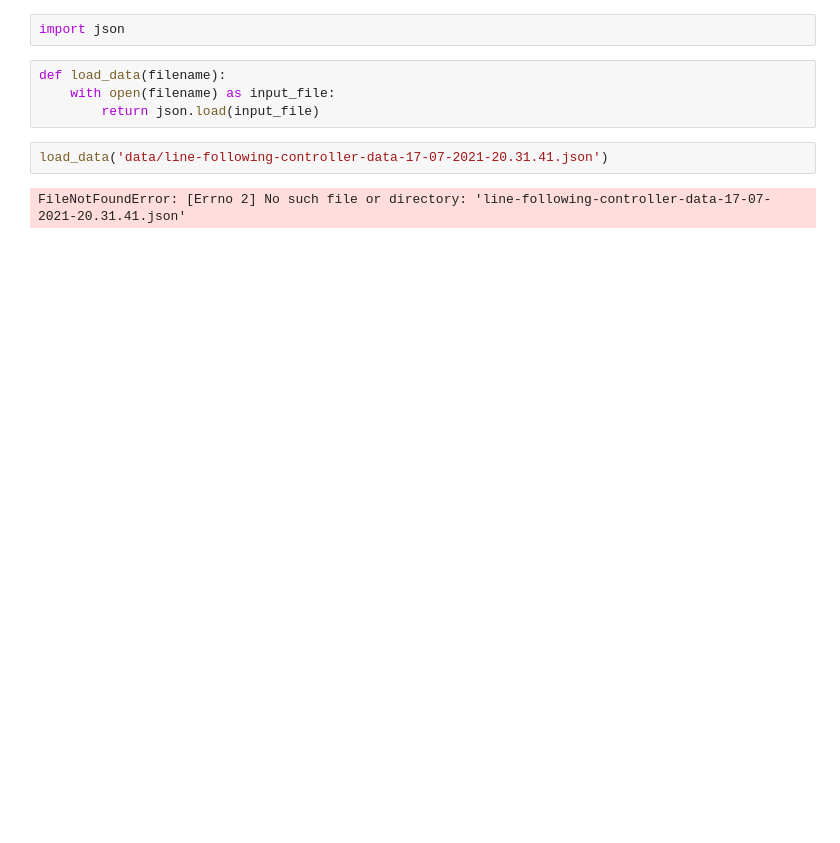
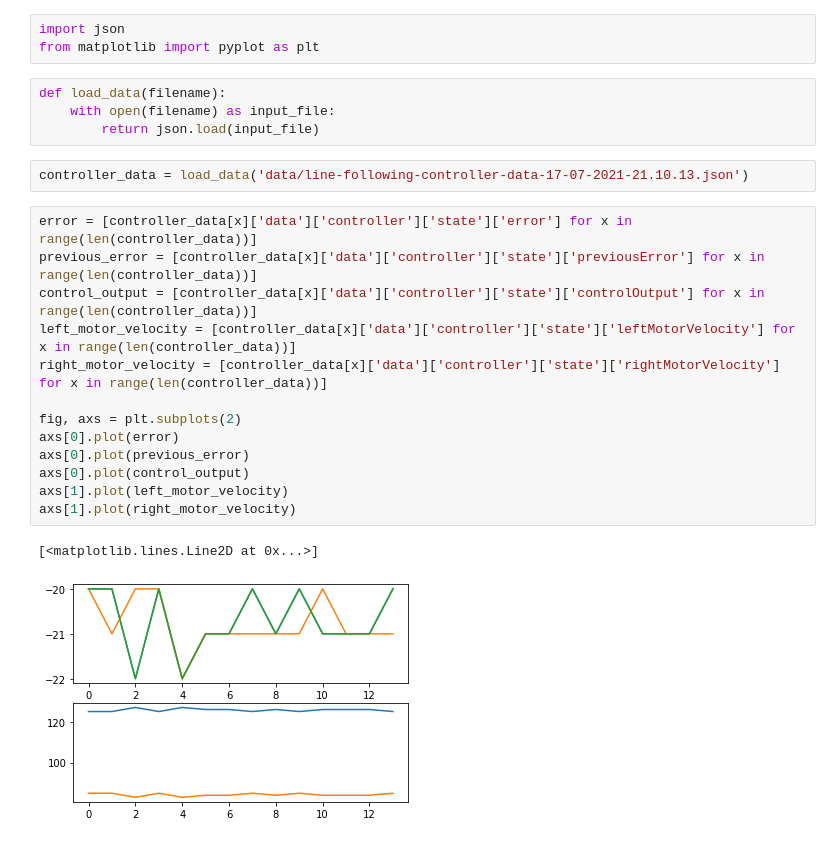
Before and after one commit to graysonk546/autonomous-can-collecting-robot, a Jupyter notebook: src/scripts/line-following-diagnostics/line-following-diagnostics.ipynb, the cells around one changed output. Drawn from its saved outputs; the diff is of its cells as text; blank space fills up the shorter version.

Commit message:
add jupyter notebook to visualize controller functionality

```diff
--- a/src/scripts/line-following-diagnostics/line-following-diagnostics.ipynb
+++ b/src/scripts/line-following-diagnostics/line-following-diagnostics.ipynb
@@ -1,10 +1,25 @@
-# %%
-import json
+# %%
+import json
+from matplotlib import pyplot as plt
 # %%
 def load_data(filename):
     with open(filename) as input_file:
         return json.load(input_file)
 # %%
-load_data('data/line-following-controller-data-17-07-2021-20.31.41.json')
+controller_data = load_data('data/line-following-controller-data-17-07-2021-21.10.13.json')
-# %% [output]
-FileNotFoundError: [Errno 2] No such file or directory: 'line-following-controller-data-17-07-2021-20.31.41.json'
+# %%
+error = [controller_data[x]['data']['controller']['state']['error'] for x in range(len(controller_data))]
+previous_error = [controller_data[x]['data']['controller']['state']['previousError'] for x in range(len(controller_data))]
+control_output = [controller_data[x]['data']['controller']['state']['controlOutput'] for x in range(len(controller_data))]
+left_motor_velocity = [controller_data[x]['data']['controller']['state']['leftMotorVelocity'] for x in range(len(controller_data))]
+right_motor_velocity = [controller_data[x]['data']['controller']['state']['rightMotorVelocity'] for x in range(len(controller_data))]
+
+fig, axs = plt.subplots(2)
+axs[0].plot(error)
+axs[0].plot(previous_error)
+axs[0].plot(control_output)
+axs[1].plot(left_motor_velocity)
+axs[1].plot(right_motor_velocity)
+# %% [output]
+[<matplotlib.lines.Line2D at 0x...>]
+[figure, added]
```
Also changed, not shown: parts of 1 cell of this notebook, 1 other file.
